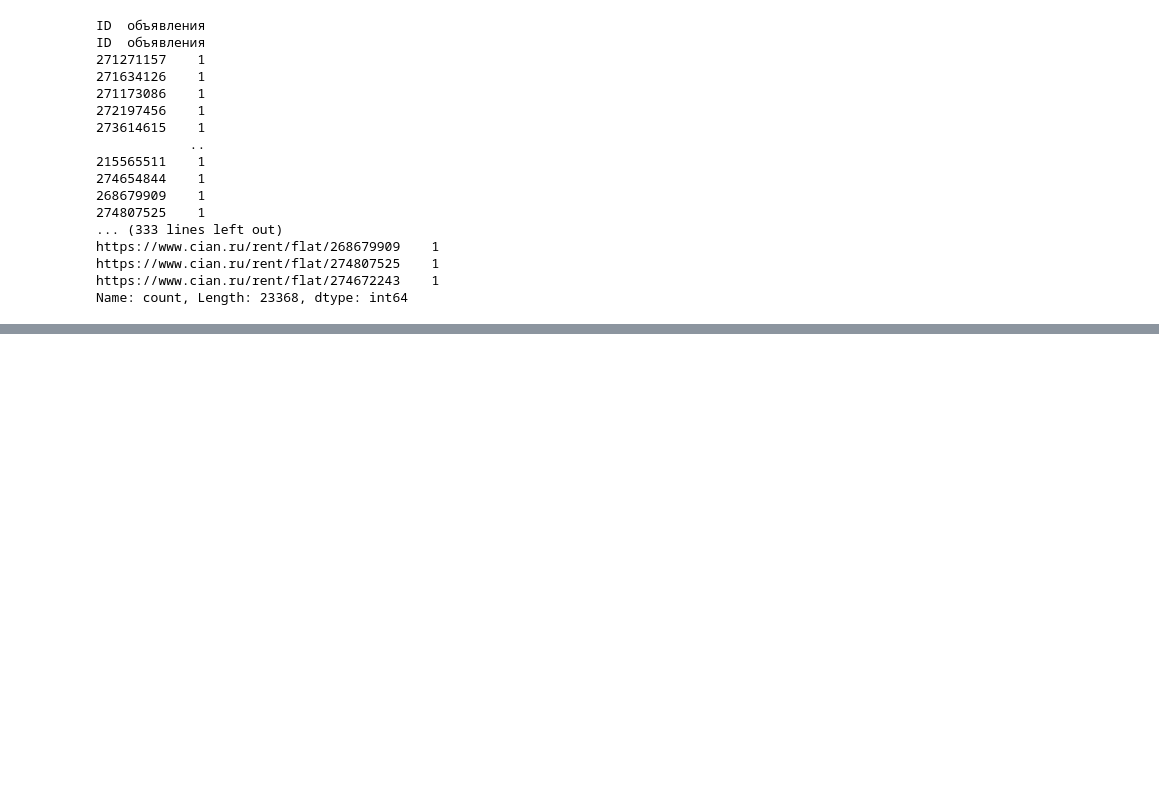
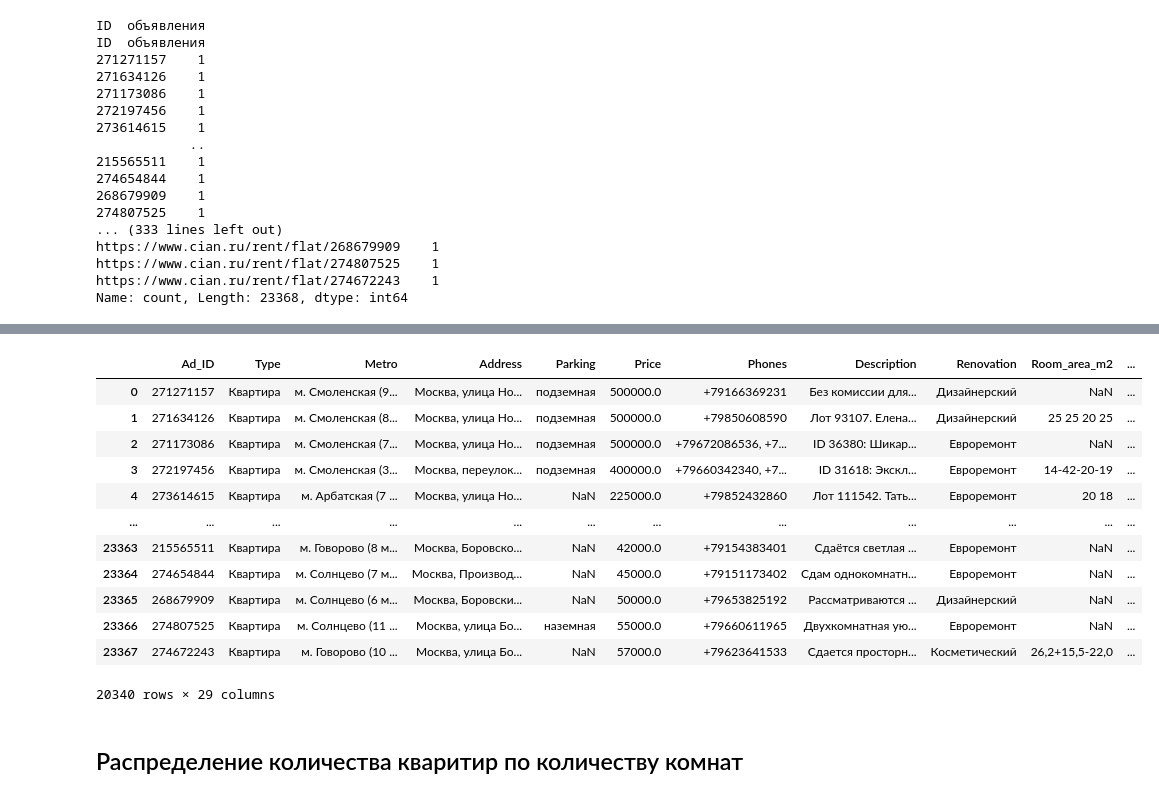
Before and after one commit to prihoslo/data_analysis_project, a Jupyter notebook: program_files/test.ipynb, the cells around one changed output, grey strips where cells are left out. Saved outputs shown, nothing was run; the diff lists cells and outputs as text; code cells hidden in the pictures; blank space fills up the shorter version.

```diff
--- a/program_files/test.ipynb
+++ b/program_files/test.ipynb
@@ -103,0 +99,18 @@ plt.show()
+# %%
+df[~df['Address'].str.lower().str.startswith('санкт-петербург', na=False)]
+# %% [output]
+|  | Ad_ID | Type | Metro | Address | Parking | Price | Phones | Description | Renovation | Room_area_m2 | ... |
+| 0 | 271271157 | Квартира | м. Смоленская (9... | Москва, улица Но... | подземная | 500000.0 | +79166369231 | Без комиссии для... | Дизайнерский | NaN | ... |
+| 1 | 271634126 | Квартира | м. Смоленская (8... | Москва, улица Но... | подземная | 500000.0 | +79850608590 | Лот 93107. Елена... | Дизайнерский | 25 25 20 25 | ... |
+| 2 | 271173086 | Квартира | м. Смоленская (7... | Москва, улица Но... | подземная | 500000.0 | +79672086536, +7... | ID 36380: Шикар... | Евроремонт | NaN | ... |
+| 3 | 272197456 | Квартира | м. Смоленская (3... | Москва, переулок... | подземная | 400000.0 | +79660342340, +7... | ID 31618: Экскл... | Евроремонт | 14-42-20-19 | ... |
+| 4 | 273614615 | Квартира | м. Арбатская (7 ... | Москва, улица Но... | NaN | 225000.0 | +79852432860 | Лот 111542. Тать... | Евроремонт | 20 18 | ... |
+| ... | ... | ... | ... | ... | ... | ... | ... | ... | ... | ... | ... |
+| 23363 | 215565511 | Квартира | м. Говорово (8 м... | Москва, Боровско... | NaN | 42000.0 | +79154383401 | Сдаётся светлая ... | Евроремонт | NaN | ... |
+| 23364 | 274654844 | Квартира | м. Солнцево (7 м... | Москва, Производ... | NaN | 45000.0 | +79151173402 | Сдам однокомнатн... | Евроремонт | NaN | ... |
+| 23365 | 268679909 | Квартира | м. Солнцево (6 м... | Москва, Боровски... | NaN | 50000.0 | +79653825192 | Рассматриваются ... | Дизайнерский | NaN | ... |
+| 23366 | 274807525 | Квартира | м. Солнцево (11 ... | Москва, улица Бо... | наземная | 55000.0 | +79660611965 | Двухкомнатная ую... | Евроремонт | NaN | ... |
+| 23367 | 274672243 | Квартира | м. Говорово (10 ... | Москва, улица Бо... | NaN | 57000.0 | +79623641533 | Сдается просторн... | Косметический | 26,2+15,5-22,0 | ... |
+20340 rows × 29 columns
+# %% [markdown]
+## Распределение количества кваритир по количеству комнат
```
Also changed, not shown: parts of 18 cells of this notebook, 1 other file.
